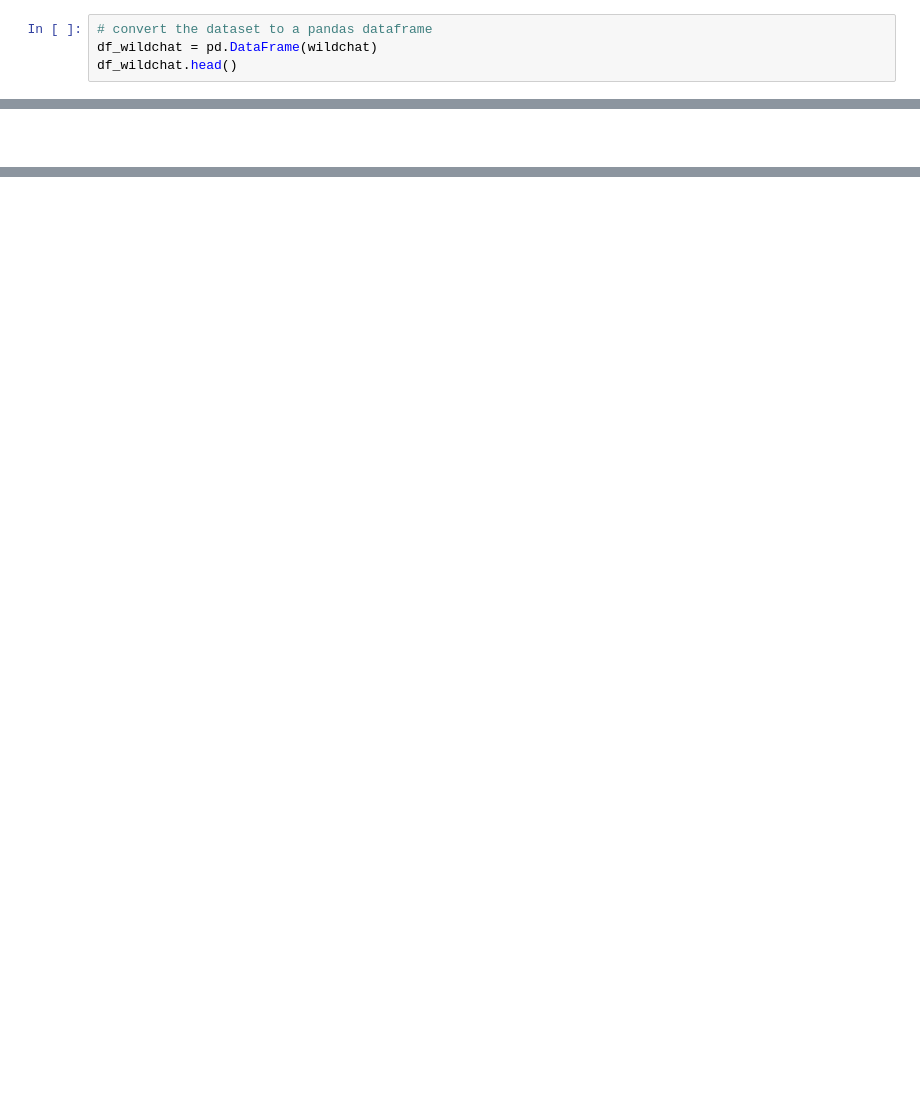
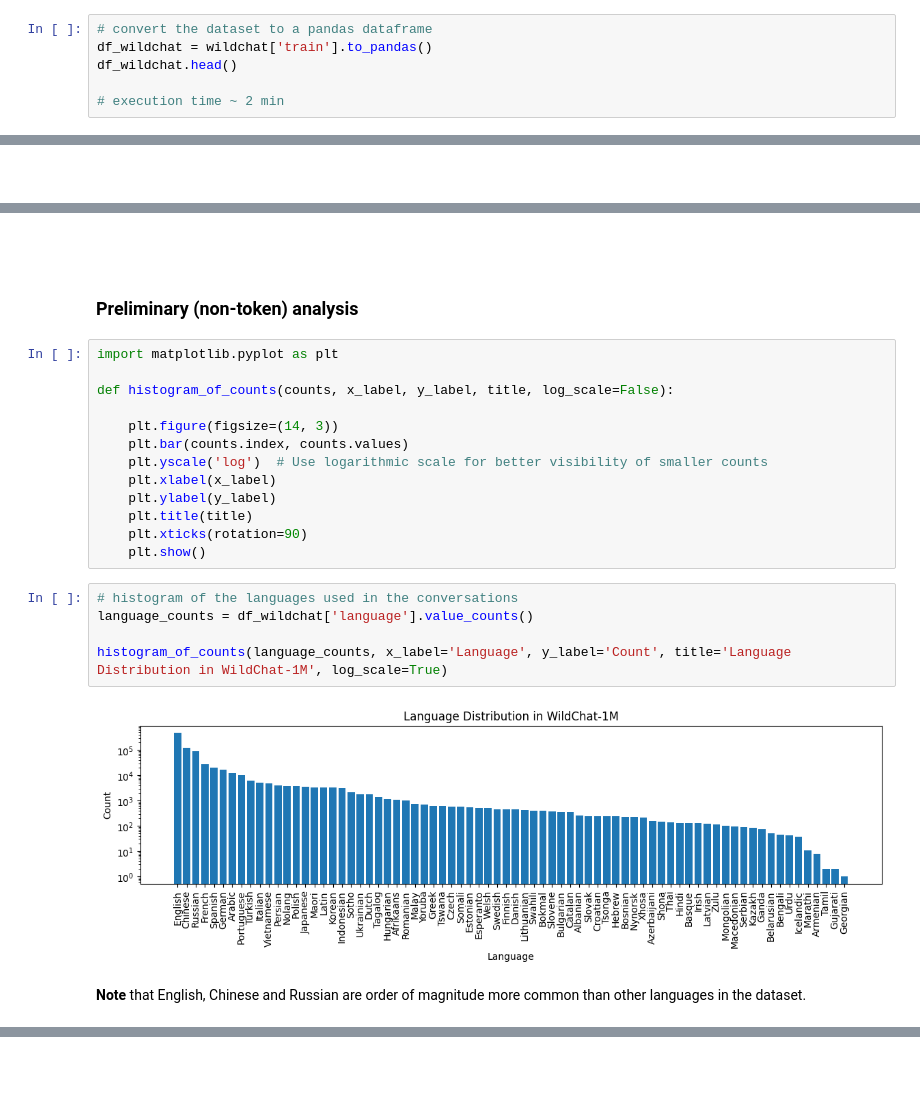
Before and after one commit to Franco-Galante/vidur-wip, a Jupyter notebook: data/all_available_traces/traces_comparison_raw.ipynb, the cells around one changed output, grey strips where cells are left out. Saved outputs shown, nothing was run; the diff lists cells and outputs as text; blank space fills up the shorter version.

```diff
--- a/data/all_available_traces/traces_comparison_raw.ipynb
+++ b/data/all_available_traces/traces_comparison_raw.ipynb
@@ -22,6 +23,8 @@ DatasetDict({
 })
 # %%
 # convert the dataset to a pandas dataframe
-df_wildchat = pd.DataFrame(wildchat)
+df_wildchat = wildchat['train'].to_pandas()
 df_wildchat.head()
+
+# execution time ~ 2 min
 # %% [output]
@@ -32,0 +156,26 @@ Error:
+# %% [markdown]
+#
+# %% [markdown]
+### Preliminary (non-token) analysis
+# %%
+import matplotlib.pyplot as plt
+
+def histogram_of_counts(counts, x_label, y_label, title, log_scale=False):
+
+    plt.figure(figsize=(14, 3))
+    plt.bar(counts.index, counts.values)
+    plt.yscale('log')  # Use logarithmic scale for better visibility of smaller counts
+    plt.xlabel(x_label)
+    plt.ylabel(y_label)
+    plt.title(title)
+    plt.xticks(rotation=90)
+    plt.show()
+# %%
+# histogram of the languages used in the conversations
+language_counts = df_wildchat['language'].value_counts()
+
+histogram_of_counts(language_counts, x_label='Language', y_label='Count', title='Language Distribution in WildChat-1M', log_scale=True)
+# %% [output]
+[figure, added]
+# %% [markdown]
+**Note** that English, Chinese and Russian are order of magnitude more common than other languages in the dataset.
```
Also changed, not shown: parts of 34 cells of this notebook, 3 other files.
